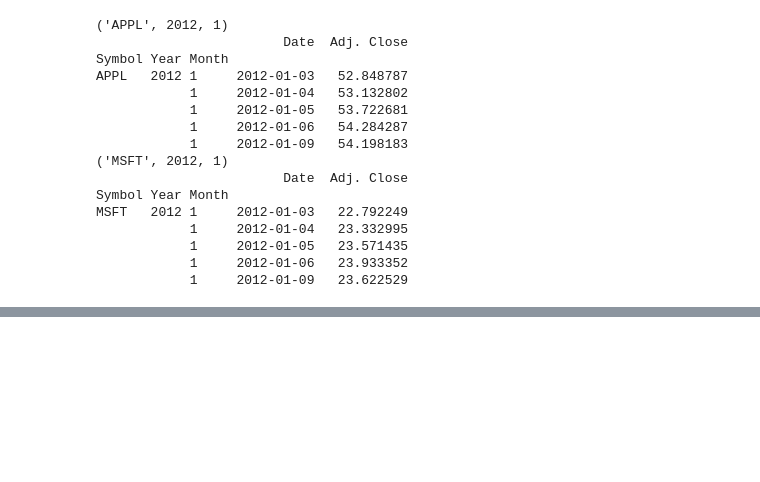
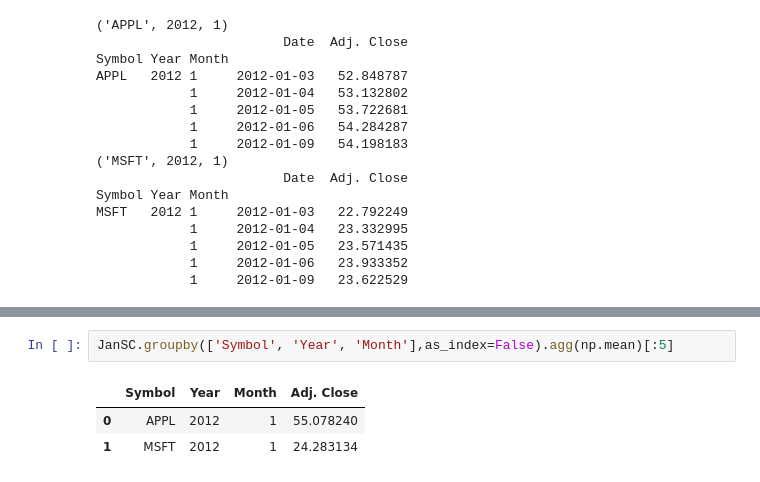
Before and after one commit to gauravsingh1012/Data-Analysis-and-Data-Visualisation, a Jupyter notebook: Pandas_For_Finance_Chapter_1_Reshaping,_Reorganizing_and_Aggregating.ipynb, the cells around one changed output, grey strips where cells are left out. Cells and saved outputs as stored; diff of their text form; blank space fills up the shorter version.

```diff
--- a/Pandas_For_Finance_Chapter_1_Reshaping,_Reorganizing_and_Aggregating.ipynb
+++ b/Pandas_For_Finance_Chapter_1_Reshaping,_Reorganizing_and_Aggregating.ipynb
@@ -900,0 +930,6 @@ MSFT   2012 1     2012-01-03   22.792249
+# %%
+JanSC.groupby(['Symbol', 'Year', 'Month'],as_index=False).agg(np.mean)[:5]
+# %% [output]
+|  | Symbol | Year | Month | Adj. Close |
+| 0 | APPL | 2012 | 1 | 55.078240 |
+| 1 | MSFT | 2012 | 1 | 24.283134 |
```
Also changed, not shown: parts of 9 cells of this notebook.
